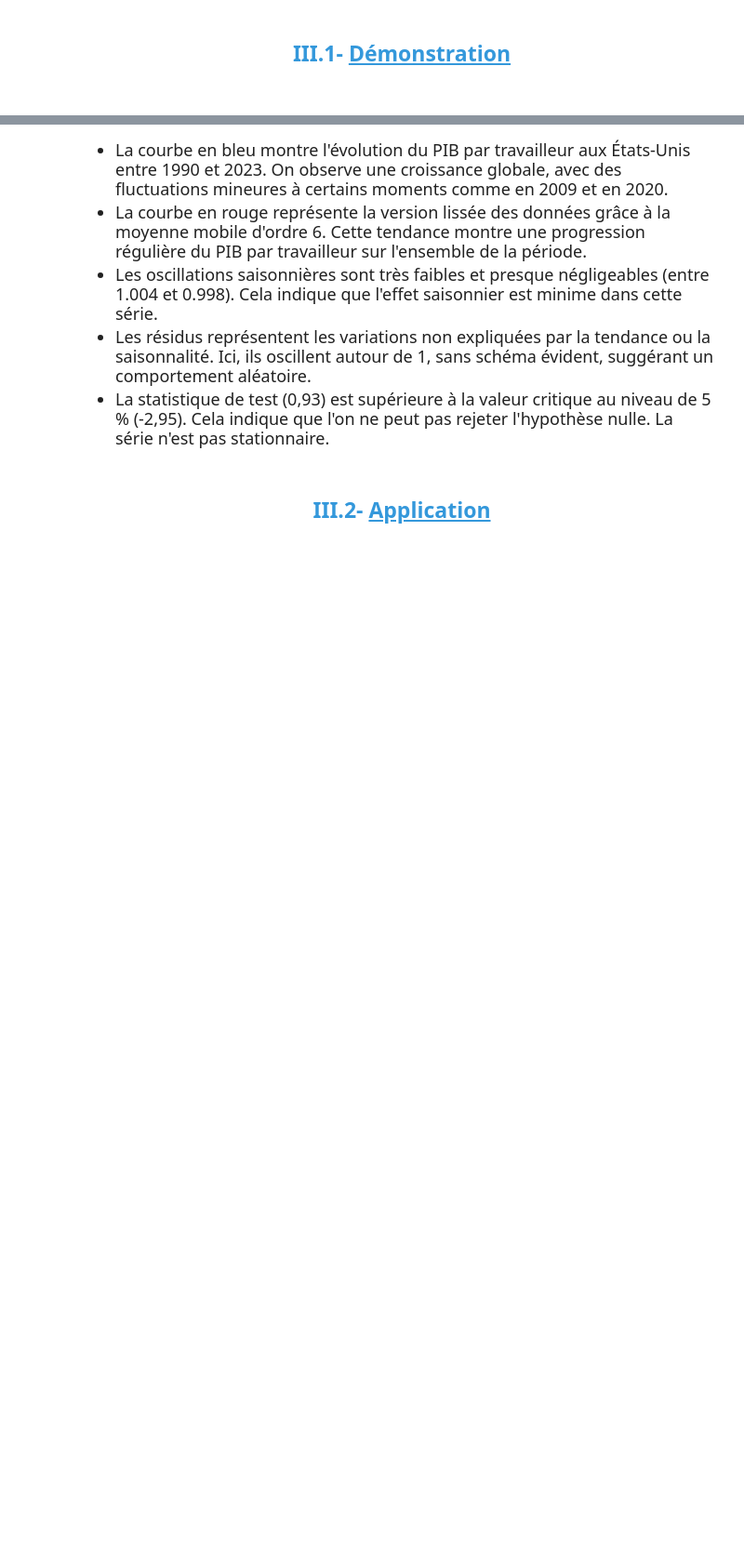
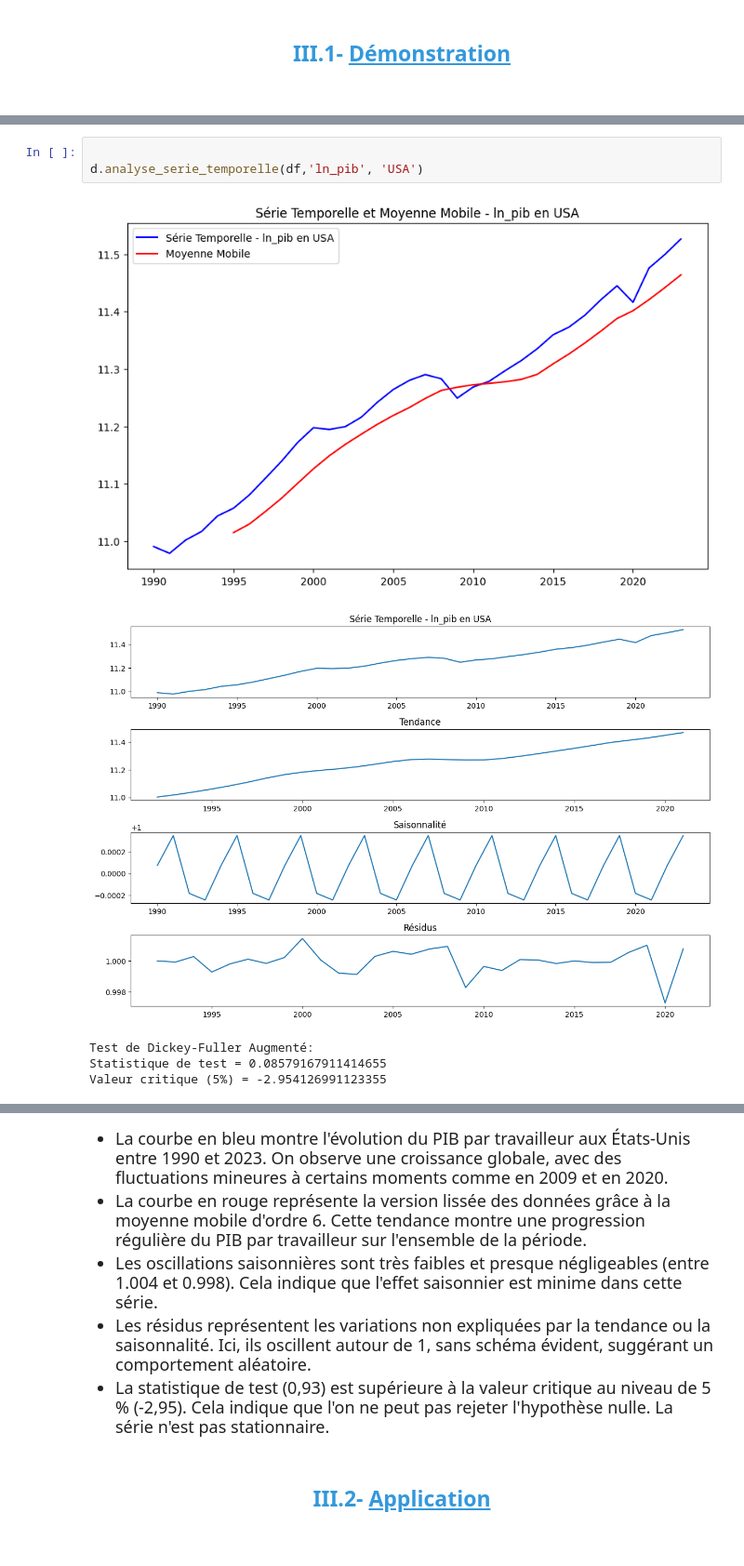
Before and after one commit to tziemiNgansop237/Projet_Python, a Jupyter notebook: src/analyse_des_donnees.ipynb, the cells around one changed output, grey strips where cells are left out. Shown at 93% size. Cells and saved outputs as stored; diff of their text form; blank space fills up the shorter version.

```diff
--- a/src/analyse_des_donnees.ipynb
+++ b/src/analyse_des_donnees.ipynb
@@ -334,0 +338,9 @@ Valeur critique (5%) = -2.954126991123355
+# %%
+
+d.analyse_serie_temporelle(df,'ln_pib', 'USA')
+# %% [output]
+[figure, added]
+[figure, added]
+Test de Dickey-Fuller Augmenté:
+Statistique de test = 0.08579167911414655
+Valeur critique (5%) = -2.954126991123355
```
Also changed, not shown: parts of 10 cells of this notebook, 3 other files.
